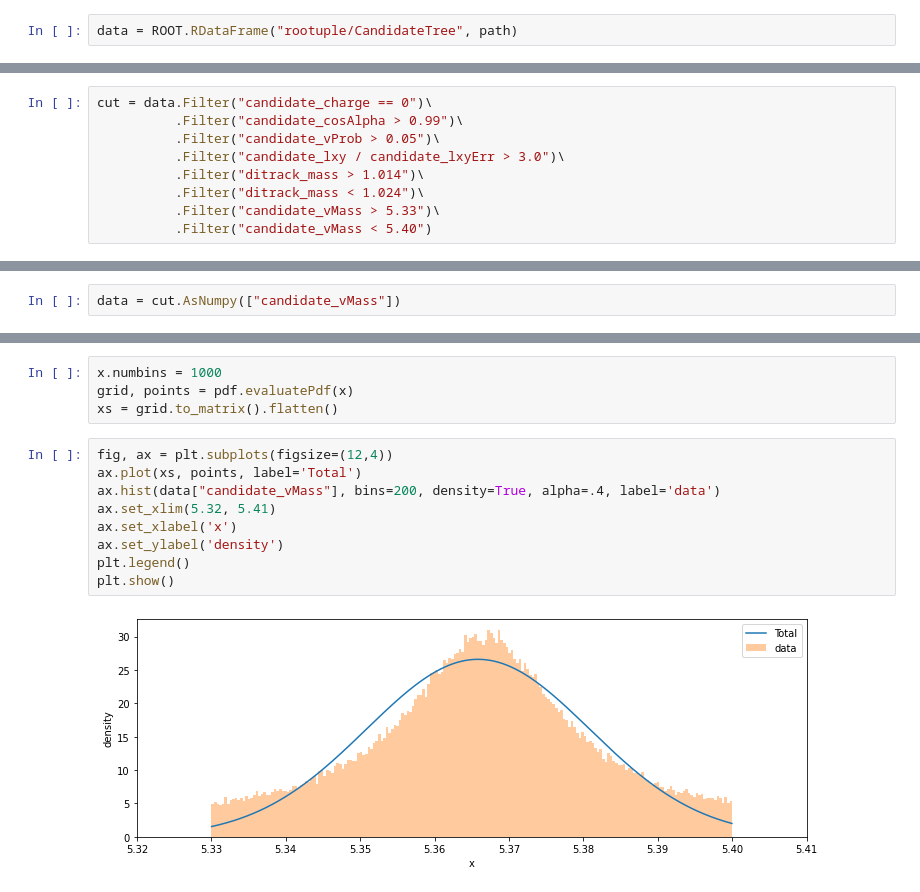
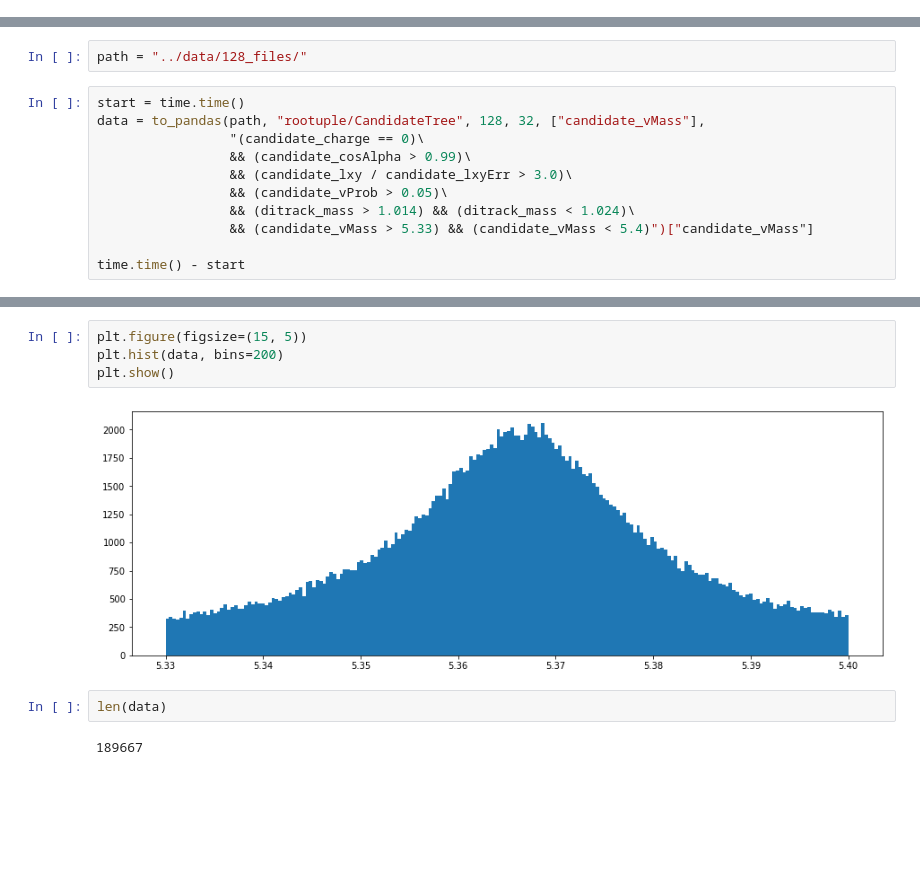
Before and after one commit to bucket420/DOE-INFN-2022, a Jupyter notebook: rdataframe.ipynb, the cells around one changed output, grey strips where cells are left out. Drawn from its saved outputs; the diff is of its cells as text; blank space fills up the shorter version.

```diff
--- a/rdataframe.ipynb
+++ b/rdataframe.ipynb
@@ -13,2 +11,0 @@ path = "../merged/file1*.root"
-# %%
-data = ROOT.RDataFrame("rootuple/CandidateTree", path)
@@ -15,9 +45,13 @@ data = ROOT.RDataFrame("rootuple/CandidateTree", path)
+# %%
+path = "../data/128_files/"
 # %%
-cut = data.Filter("candidate_charge == 0")\
-          .Filter("candidate_cosAlpha > 0.99")\
-          .Filter("candidate_vProb > 0.05")\
-          .Filter("candidate_lxy / candidate_lxyErr > 3.0")\
-          .Filter("ditrack_mass > 1.014")\
-          .Filter("ditrack_mass < 1.024")\
-          .Filter("candidate_vMass > 5.33")\
-          .Filter("candidate_vMass < 5.40")
+start = time.time()
+data = to_pandas(path, "rootuple/CandidateTree", 128, 32, ["candidate_vMass"],
+                 "(candidate_charge == 0)\
+                 && (candidate_cosAlpha > 0.99)\
+                 && (candidate_lxy / candidate_lxyErr > 3.0)\
+                 && (candidate_vProb > 0.05)\
+                 && (ditrack_mass > 1.014) && (ditrack_mass < 1.024)\
+                 && (candidate_vMass > 5.33) && (candidate_vMass < 5.4)")["candidate_vMass"]
+
+time.time() - start
@@ -43,2 +59,0 @@ import goofit as gf
-# %%
-data = cut.AsNumpy(["candidate_vMass"])
@@ -85,15 +60,10 @@ Average time per call: 15.171 ms
-# %%
-x.numbins = 1000
-grid, points = pdf.evaluatePdf(x)
-xs = grid.to_matrix().flatten()
-# %%
-fig, ax = plt.subplots(figsize=(12,4))
-ax.plot(xs, points, label='Total')
-ax.hist(data["candidate_vMass"], bins=200, density=True, alpha=.4, label='data')
-ax.set_xlim(5.32, 5.41)
-ax.set_xlabel('x')
-ax.set_ylabel('density')
-plt.legend()
-plt.show()
-# %% [output]
-[figure, removed]
+# %%
+plt.figure(figsize=(15, 5))
+plt.hist(data, bins=200)
+plt.show()
+# %% [output]
+[figure, added]
+# %%
+len(data)
+# %% [output]
+189667
```
Also changed, not shown: parts of 14 cells of this notebook, 45 other files.
